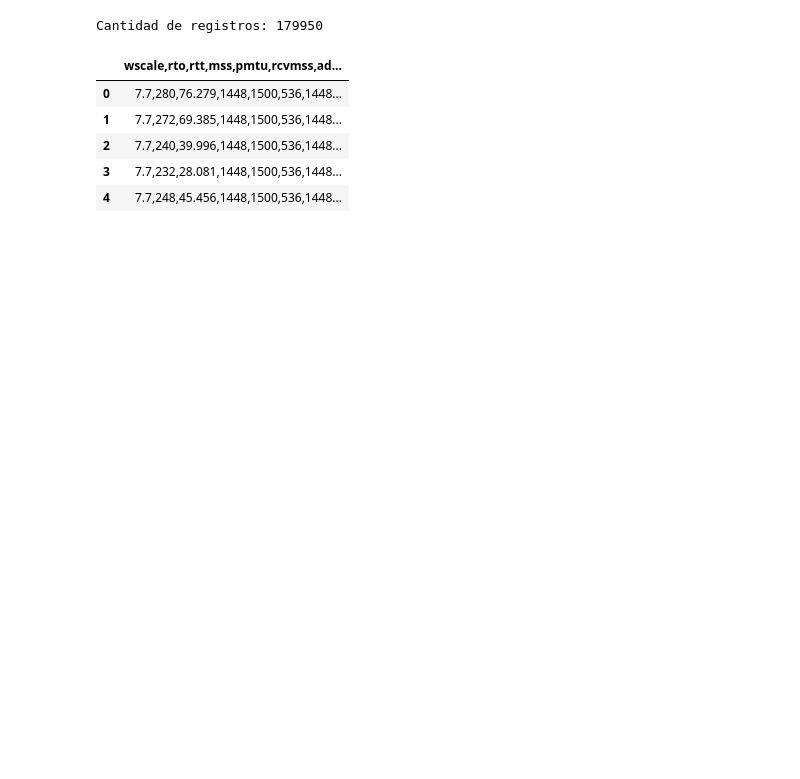
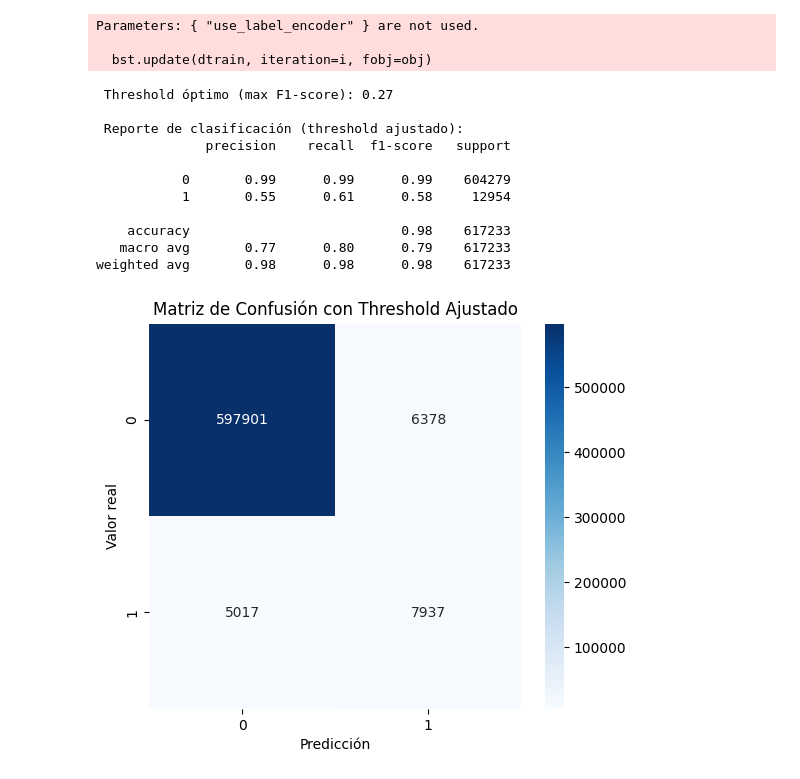
Before and after one commit to ianarazny/Machine-Learning-CC, a Jupyter notebook: ml/notebooks/03-model-training.ipynb, the cells around one changed output. Saved outputs shown, nothing was run; the diff lists cells and outputs as text; code cells hidden in the pictures; blank space fills up the shorter version.

Commit message:
XGB model training tests

```diff
--- a/ml/notebooks/03-model-training.ipynb
+++ b/ml/notebooks/03-model-training.ipynb
@@ -1,18 +0,0 @@
-# %%
-import pandas as pd
-import glob
-
-# Cargar todos los archivos de la variante BBR
-csv_files = glob.glob("../data_processed/bbr/*.log.csv")
-df = pd.concat([pd.read_csv(f, sep=';') for f in csv_files], ignore_index=True)
-
-print(f"Cantidad de registros: {df.shape[0]}")
-df.head()
-# %% [output]
-Cantidad de registros: 179950
-|  | wscale,rto,rtt,mss,pmtu,rcvmss,ad... |
-| 0 | 7.7,280,76.279,1448,1500,536,1448... |
-| 1 | 7.7,272,69.385,1448,1500,536,1448... |
-| 2 | 7.7,240,39.996,1448,1500,536,1448... |
-| 3 | 7.7,232,28.081,1448,1500,536,1448... |
-| 4 | 7.7,248,45.456,1448,1500,536,1448... |
@@ -19,3 +18,48 @@ Cantidad de registros: 179950
 # %%
-df['congestion_event'] = (df['cwnd'].diff().shift(-1) < -10).astype(int)
-df['congestion_event'].value_counts()
+df_all['congestion_event'] = (df_all['cwnd'].diff().shift(-1) < -10).astype(int)
+df_all.dropna(inplace=True)
+# %%
+features = ['cwnd', 'rtt', 'bytes_retrans', 'throughput', 'packets_lost']
+df_all = df_all.dropna(subset=features + ['congestion_event'])
+
+X = df_all[features]
+y = df_all['congestion_event']
+
+from sklearn.model_selection import train_test_split
+from sklearn.preprocessing import StandardScaler
+
+X_train, X_test, y_train, y_test = train_test_split(X, y, stratify=y, test_size=0.2, random_state=42)
+
+scaler = StandardScaler()
+X_train_scaled = scaler.fit_transform(X_train)
+X_test_scaled = scaler.transform(X_test)
+# %%
+from xgboost import XGBClassifier
+from sklearn.metrics import classification_report
+import sys
+sys.path.append('../scripts')
+from evaluation_utils import evaluate_with_optimal_threshold
+
+model = XGBClassifier(use_label_encoder=False, eval_metric='logloss')
+model.fit(X_train_scaled, y_train)
+
+y_pred = model.predict(X_test_scaled)
+
+# Evaluar y ajustar threshold automáticamente
+y_pred_adjusted, best_threshold = evaluate_with_optimal_threshold(model, X_test_scaled, y_test)
+# %% [output]
+Parameters: { "use_label_encoder" } are not used.
+
+  bst.update(dtrain, iteration=i, fobj=obj)
+ Threshold óptimo (max F1-score): 0.27
+
+ Reporte de clasificación (threshold ajustado):
+              precision    recall  f1-score   support
+
+           0       0.99      0.99      0.99    604279
+           1       0.55      0.61      0.58     12954
+
+    accuracy                           0.98    617233
+   macro avg       0.77      0.80      0.79    617233
+weighted avg       0.98      0.98      0.98    617233
+[figure, added]
```
Also changed, not shown: parts of 2 cells of this notebook, 4 other files.
